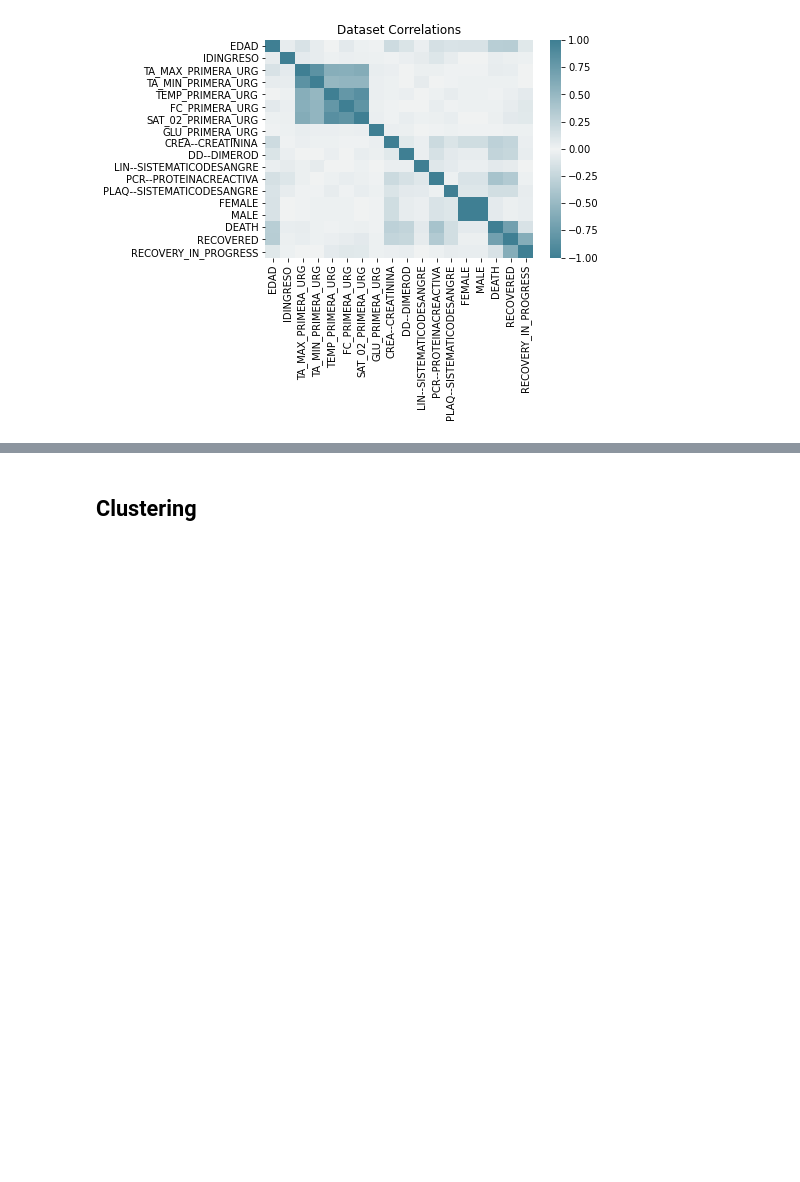
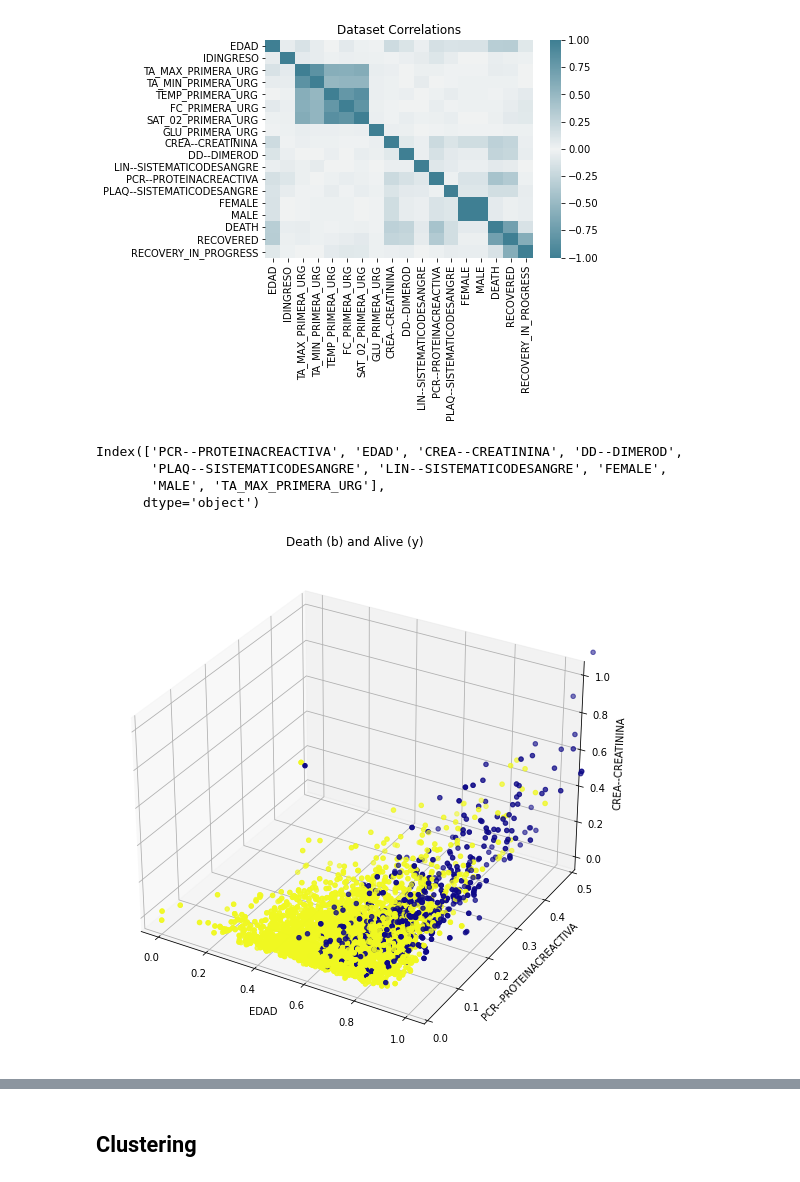
Before and after one commit to KarinWiberg/AI_in_Healthcare_Hackathon_COVID_Prediction, a Jupyter notebook: scripts/clusters.ipynb, the cells around one changed output, grey strips where cells are left out. Cells and saved outputs as stored; diff of their text form; code cells hidden in the pictures; blank space fills up the shorter version.

```diff
--- a/scripts/clusters.ipynb
+++ b/scripts/clusters.ipynb
@@ -83,3 +83,36 @@ plt.title('Dataset Correlations');
 plt.savefig('../visualizations/dataset_correlations.png', bbox_inches='tight')
 # %% [output]
 [figure]
+# %%
+death_corr = data.corr().loc['DEATH'].abs().sort_values(ascending = False)
+death_corr = pd.DataFrame(death_corr)
+death_corr = death_corr[(death_corr < 1.0) & (death_corr > 0.05)].dropna()
+keep_list = death_corr.iloc[1:].index.drop('RECOVERY_IN_PROGRESS')
+keep_list
+# %% [output]
+Index(['PCR--PROTEINACREACTIVA', 'EDAD', 'CREA--CREATININA', 'DD--DIMEROD',
+       'PLAQ--SISTEMATICODESANGRE', 'LIN--SISTEMATICODESANGRE', 'FEMALE',
+       'MALE', 'TA_MAX_PRIMERA_URG'],
+      dtype='object')
+# %%
+# Visualization Function
+from mpl_toolkits.mplot3d import Axes3D
+
+def plot_data(data, labels):
+    fig = plt.figure(figsize=(7,7));
+    ax = Axes3D(fig)
+    ax.scatter(data[keep_list[1]], data[keep_list[0]], data[keep_list[2]], c = labels, cmap = 'plasma_r');
+
+    ax.set_xlabel(keep_list[1])
+    ax.set_ylabel(keep_list[0])
+    ax.set_zlabel(keep_list[2])
+
+    plt.ylim([0,0.5])
+
+    return
+
+plot_data(data, data.DEATH) # Death
+plt.title('Death (b) and Alive (y)')
+plt.savefig('../visualizations/cluster_death.png', bbox_inches='tight')
+# %% [output]
+[figure, added]
```
Also changed, not shown: parts of 9 cells of this notebook.
